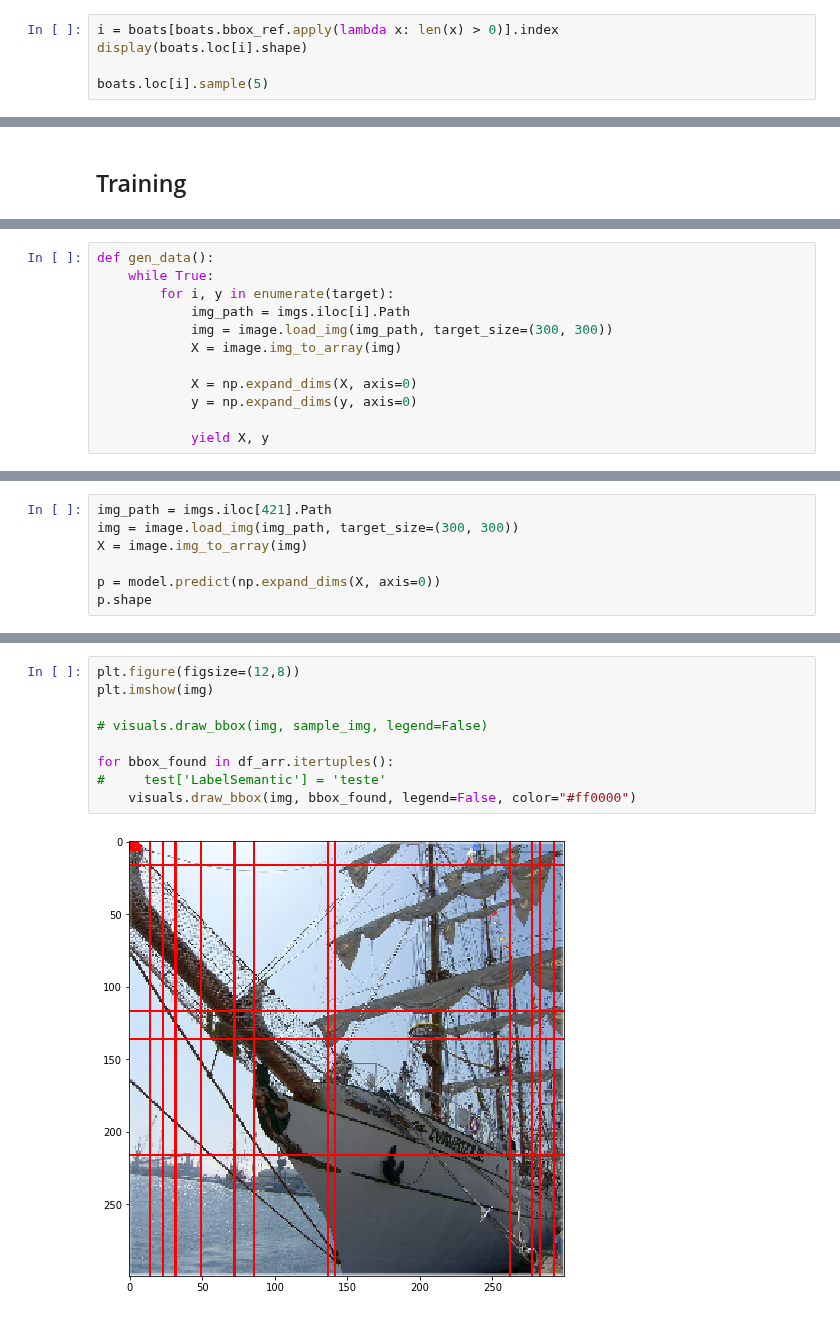
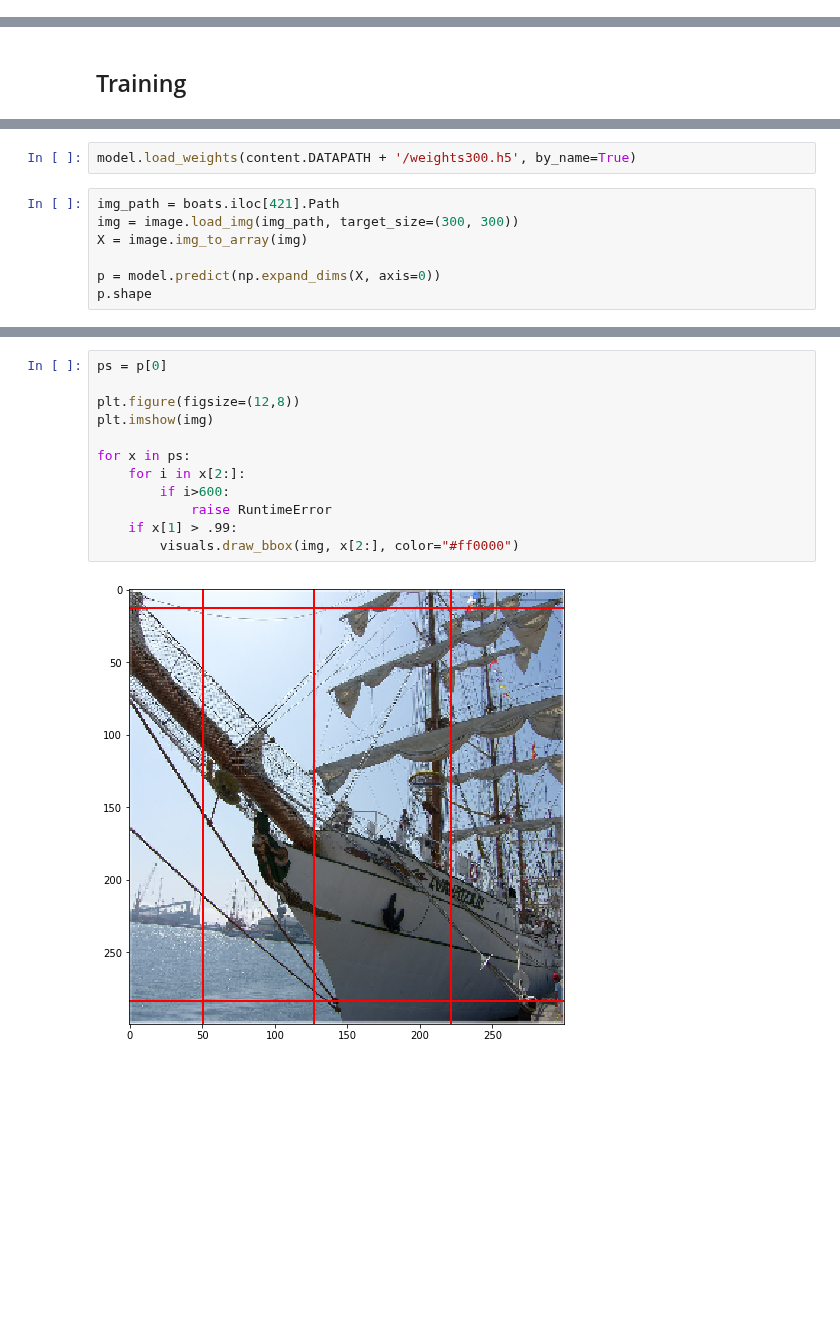
Before and after one commit to BAlmeidaS/capstone-udacity-mle, a Jupyter notebook: project/modeling-exploration.ipynb, the cells around one changed output, grey strips where cells are left out. Drawn from its saved outputs; the diff is of its cells as text; blank space fills up the shorter version.

```diff
--- a/project/modeling-exploration.ipynb
+++ b/project/modeling-exploration.ipynb
@@ -248,5 +119,0 @@ for bbox_found in bboxs_found:
-# %%
-i = boats[boats.bbox_ref.apply(lambda x: len(x) > 0)].index
-display(boats.loc[i].shape)
-
-boats.loc[i].sample(5)
@@ -307,12 +142,9 @@ target.shape
+# %%
+model.load_weights(content.DATAPATH + '/weights300.h5', by_name=True)
 # %%
-def gen_data():
-    while True:
-        for i, y in enumerate(target):
-            img_path = imgs.iloc[i].Path
-            img = image.load_img(img_path, target_size=(300, 300))
-            X = image.img_to_array(img)
+img_path = boats.iloc[421].Path
+img = image.load_img(img_path, target_size=(300, 300))
+X = image.img_to_array(img)
 
-            X = np.expand_dims(X, axis=0)
-            y = np.expand_dims(y, axis=0)
-
-            yield X, y
+p = model.predict(np.expand_dims(X, axis=0))
+p.shape
@@ -339,7 +152,0 @@ Epoch 1147/6500
-# %%
-img_path = imgs.iloc[421].Path
-img = image.load_img(img_path, target_size=(300, 300))
-X = image.img_to_array(img)
-
-p = model.predict(np.expand_dims(X, axis=0))
-p.shape
@@ -352,11 +153,14 @@ df_arr.shape
-# %%
-plt.figure(figsize=(12,8))
-plt.imshow(img)
-
-# visuals.draw_bbox(img, sample_img, legend=False)
-
-for bbox_found in df_arr.itertuples():
-#     test['LabelSemantic'] = 'teste'
-    visuals.draw_bbox(img, bbox_found, legend=False, color="#ff0000")
-# %% [output]
-[figure, removed]
+# %%
+ps = p[0]
+
+plt.figure(figsize=(12,8))
+plt.imshow(img)
+
+for x in ps:
+    for i in x[2:]:
+        if i>600:
+            raise RuntimeError
+    if x[1] > .99:
+        visuals.draw_bbox(img, x[2:], color="#ff0000")
+# %% [output]
+[figure, added]
```
Also changed, not shown: parts of 25 cells of this notebook.
